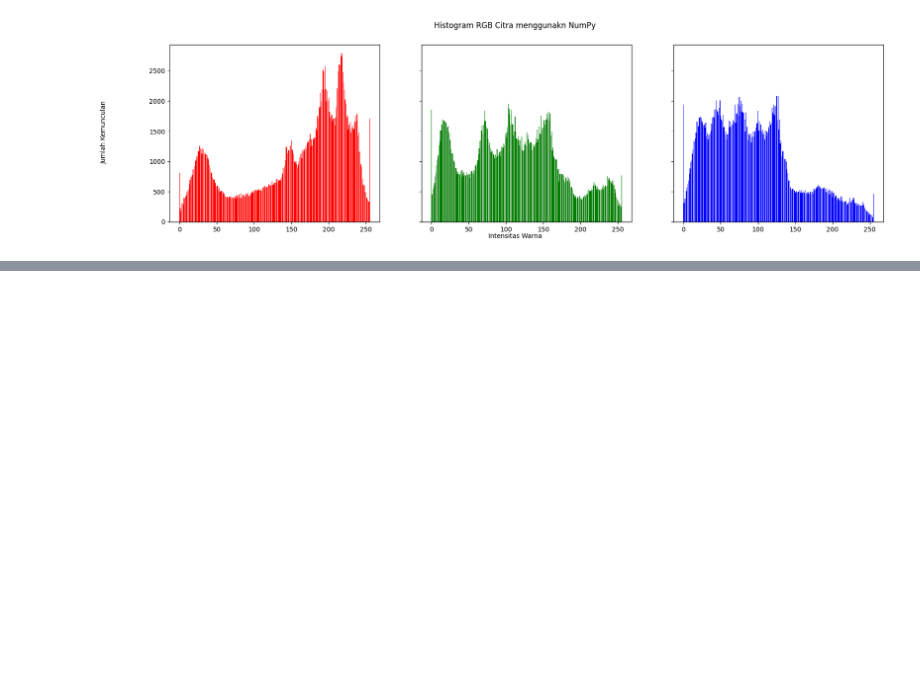
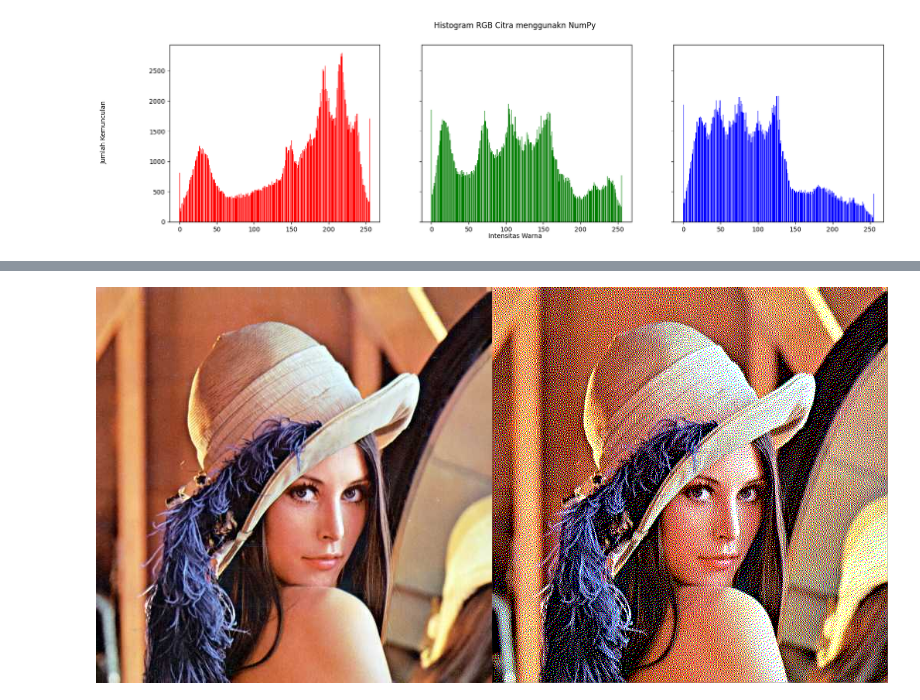
Before and after one commit to Varogell/PCVK_Ganjil_2023, a Jupyter notebook: Week6.ipynb, the cells around one changed output, grey strips where cells are left out. Cells and saved outputs as stored; diff of their text form; code cells hidden in the pictures; blank space fills up the shorter version.

```diff
--- a/Week6.ipynb
+++ b/Week6.ipynb
@@ -142,0 +209,67 @@ else:
+# %%
+# Tugas 8
+# Lakukanlah proses dithering Floyd and Steinberg seperti output berikut (tampilan image
+# awal, dan tampilan setelah dithering) berdasarkan flowchart di bagian bawah halaman modul ini! (Gunakan gambar lena.jpg)
+lena_dithering = cv.imread('/content/drive/MyDrive/PCVK/Images/lena.jpg')
+image_after = lena_dithering.copy()
+
+def minmax(v):
+    if v > 255:
+        v = 255
+    if v < 0:
+        v = 0
+    return v
+
+def dithering_color(img, jarakPixel):
+    # mengambil dimensi gambar
+    h = img.shape[0]
+    w = img.shape[1]
+
+    # akses pixel
+    for y in range(0, h-1):
+        for x in range(1, w-1):
+            # jarak pixel tetangga
+            b = img[y, x, 0]
+            g = img[y, x, 1]
+            r = img[y, x, 2]
+
+            # menghitung pixel baru berdasarkan jarak dan juga batasan warna yang dimiliki
+            new_b = np.round(jarakPixel * b/255.0) * (255/jarakPixel)
+            new_g = np.round(jarakPixel * g/255.0) * (255/jarakPixel)
+            new_r = np.round(jarakPixel * r/255.0) * (255/jarakPixel)
+
+            img[y, x, 0] = new_b
+            img[y, x, 1] = new_g
+            img[y, x, 2] = new_r
+
+            # Menghitung kuantisasi error untuk masuk rumus
+            quant_error_b = b - new_b
+            quant_error_g = g - new_g
+            quant_error_r = r - new_r
+
+            # implementasi rumus dithering Floyd and Steinberg
+            img[y, x+1, 0] = minmax(img[y, x+1, 0] + quant_error_b * 7 / 16.0)
+            img[y, x+1, 1] = minmax(img[y, x+1, 1] + quant_error_g * 7 / 16.0)
+            img[y, x+1, 2] = minmax(img[y, x+1, 2] + quant_error_r * 7 / 16.0)
+
+            img[y+1, x-1, 0] = minmax(img[y+1, x-1, 0] + quant_error_b * 3 / 16.0)
+            img[y+1, x-1, 1] = minmax(img[y+1, x-1, 1] + quant_error_g * 3 / 16.0)
+            img[y+1, x-1, 2] = minmax(img[y+1, x-1, 2] + quant_error_r * 3 / 16.0)
+
+
+            img[y+1, x, 0] = minmax(img[y+1, x, 0] + quant_error_b * 5 / 16.0)
+            img[y+1, x, 1] = minmax(img[y+1, x, 1] + quant_error_g * 5 / 16.0)
+            img[y+1, x, 2] = minmax(img[y+1, x, 2] + quant_error_r * 5 / 16.0)
+
+
+            img[y+1, x+1, 0] = minmax(img[y+1, x+1, 0] + quant_error_b * 1 / 16.0)
+            img[y+1, x+1, 1] = minmax(img[y+1, x+1, 1] + quant_error_g * 1 / 16.0)
+            img[y+1, x+1, 2] = minmax(img[y+1, x+1, 2] + quant_error_r * 1 / 16.0)
+
+    return img
+
+image_after = dithering_color(image_after, 1)
+final_frame = cv.hconcat((lena_dithering, image_after))
+cv2_imshow(final_frame)
+# %% [output]
+[figure, added]
```
Also changed, not shown: parts of 4 cells of this notebook.
